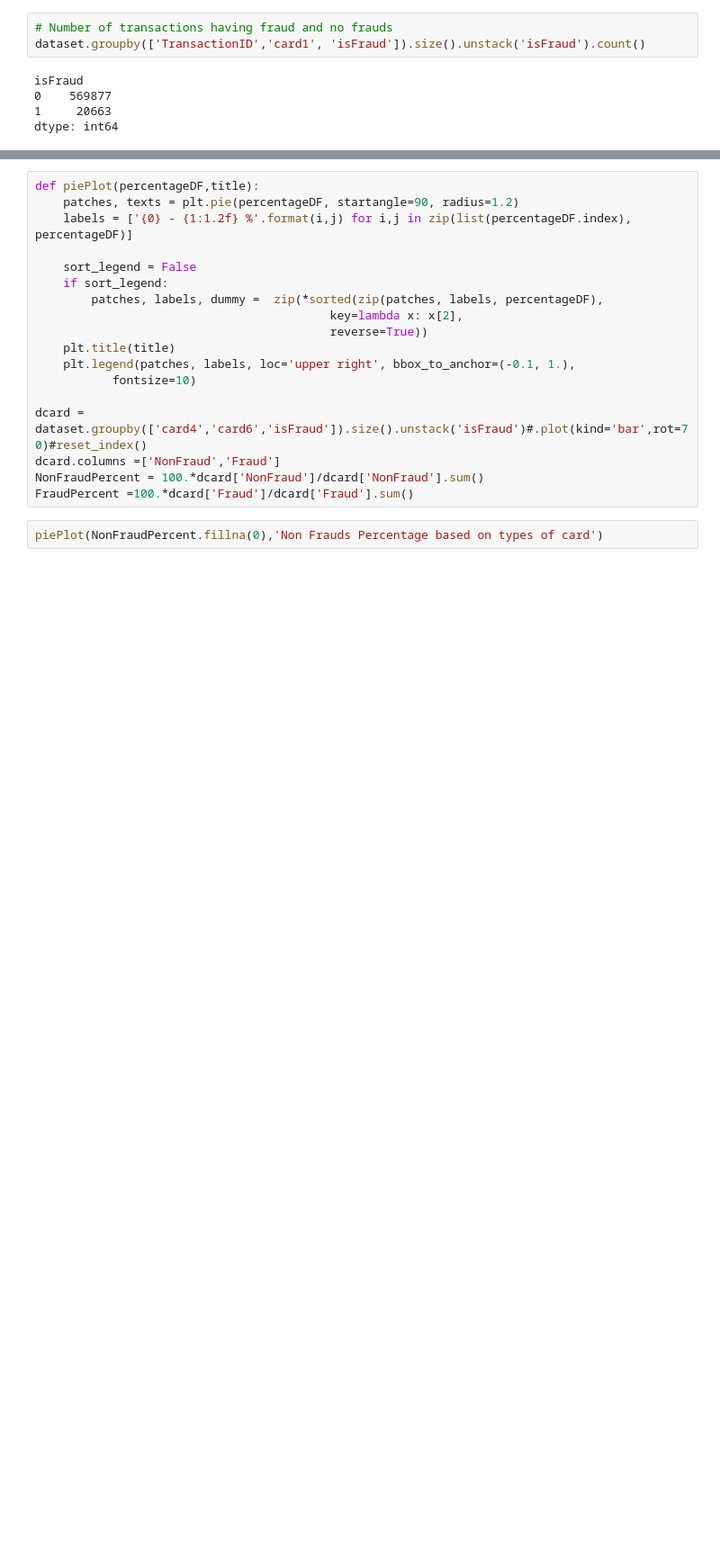
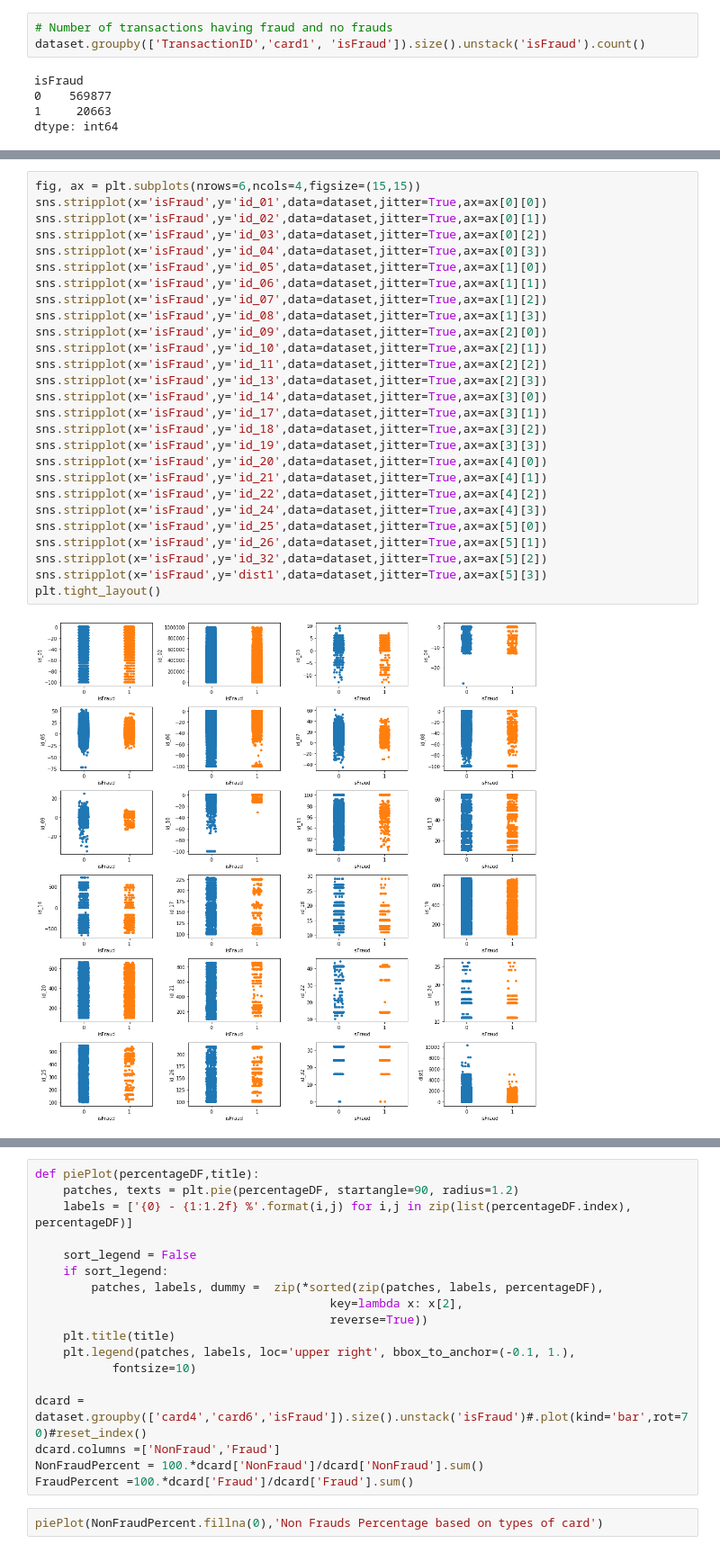
Before and after one commit to Suman-Saini/CapstoneProject_1, a Jupyter notebook: DataWrangling/Data Wrangling.ipynb, the cells around one changed output, grey strips where cells are left out. Shown at 90% size. Drawn from its saved outputs; the diff is of its cells as text; blank space fills up the shorter version.

```diff
--- a/DataWrangling/Data Wrangling.ipynb
+++ b/DataWrangling/Data Wrangling.ipynb
@@ -131,0 +172,29 @@ dtype: int64
+# %%
+fig, ax = plt.subplots(nrows=6,ncols=4,figsize=(15,15))
+sns.stripplot(x='isFraud',y='id_01',data=dataset,jitter=True,ax=ax[0][0])
+sns.stripplot(x='isFraud',y='id_02',data=dataset,jitter=True,ax=ax[0][1])
+sns.stripplot(x='isFraud',y='id_03',data=dataset,jitter=True,ax=ax[0][2])
+sns.stripplot(x='isFraud',y='id_04',data=dataset,jitter=True,ax=ax[0][3])
+sns.stripplot(x='isFraud',y='id_05',data=dataset,jitter=True,ax=ax[1][0])
+sns.stripplot(x='isFraud',y='id_06',data=dataset,jitter=True,ax=ax[1][1])
+sns.stripplot(x='isFraud',y='id_07',data=dataset,jitter=True,ax=ax[1][2])
+sns.stripplot(x='isFraud',y='id_08',data=dataset,jitter=True,ax=ax[1][3])
+sns.stripplot(x='isFraud',y='id_09',data=dataset,jitter=True,ax=ax[2][0])
+sns.stripplot(x='isFraud',y='id_10',data=dataset,jitter=True,ax=ax[2][1])
+sns.stripplot(x='isFraud',y='id_11',data=dataset,jitter=True,ax=ax[2][2])
+sns.stripplot(x='isFraud',y='id_13',data=dataset,jitter=True,ax=ax[2][3])
+sns.stripplot(x='isFraud',y='id_14',data=dataset,jitter=True,ax=ax[3][0])
+sns.stripplot(x='isFraud',y='id_17',data=dataset,jitter=True,ax=ax[3][1])
+sns.stripplot(x='isFraud',y='id_18',data=dataset,jitter=True,ax=ax[3][2])
+sns.stripplot(x='isFraud',y='id_19',data=dataset,jitter=True,ax=ax[3][3])
+sns.stripplot(x='isFraud',y='id_20',data=dataset,jitter=True,ax=ax[4][0])
+sns.stripplot(x='isFraud',y='id_21',data=dataset,jitter=True,ax=ax[4][1])
+sns.stripplot(x='isFraud',y='id_22',data=dataset,jitter=True,ax=ax[4][2])
+sns.stripplot(x='isFraud',y='id_24',data=dataset,jitter=True,ax=ax[4][3])
+sns.stripplot(x='isFraud',y='id_25',data=dataset,jitter=True,ax=ax[5][0])
+sns.stripplot(x='isFraud',y='id_26',data=dataset,jitter=True,ax=ax[5][1])
+sns.stripplot(x='isFraud',y='id_32',data=dataset,jitter=True,ax=ax[5][2])
+sns.stripplot(x='isFraud',y='dist1',data=dataset,jitter=True,ax=ax[5][3])
+plt.tight_layout()
+# %% [output]
+[figure, added]
```
Also changed, not shown: parts of 32 cells of this notebook.
